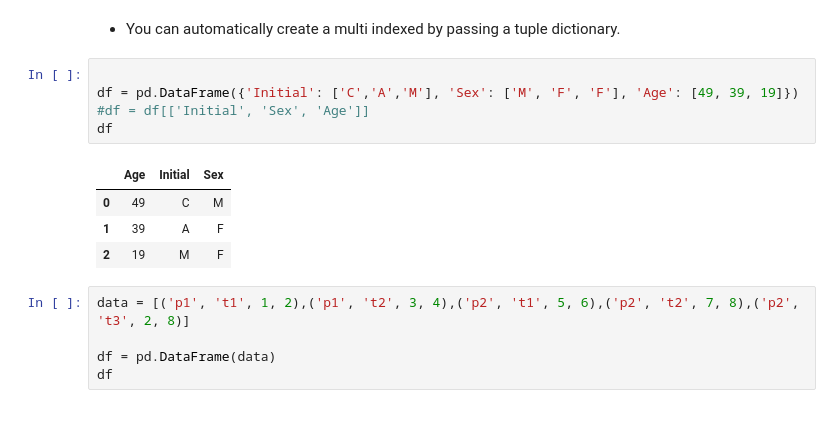
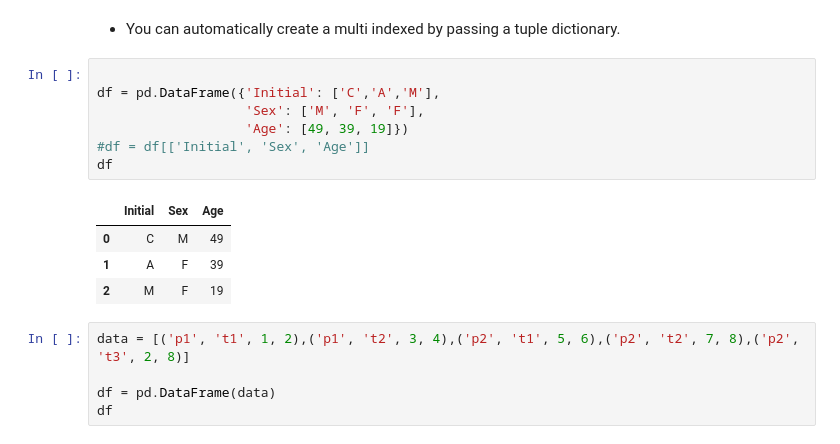
Before and after one commit to MaxwellChen00/Week1-Copy-python-intro, a Jupyter notebook: Copy_of_Introduction_to_Python.ipynb, the cells around one changed output. Cells and saved outputs as stored; diff of their text form.

```diff
--- a/Copy_of_Introduction_to_Python.ipynb
+++ b/Copy_of_Introduction_to_Python.ipynb
@@ -1165,14 +1434,16 @@ pd.DataFrame(data)
  - You can automatically create a multi indexed by passing a tuple dictionary.
 # %%
 
-df = pd.DataFrame({'Initial': ['C','A','M'], 'Sex': ['M', 'F', 'F'], 'Age': [49, 39, 19]})
+df = pd.DataFrame({'Initial': ['C','A','M'],
+                   'Sex': ['M', 'F', 'F'],
+                   'Age': [49, 39, 19]})
 #df = df[['Initial', 'Sex', 'Age']]
 df
 # %% [output]
-|  | Age | Initial | Sex |
-| 0 | 49 | C | M |
-| 1 | 39 | A | F |
-| 2 | 19 | M | F |
+|  | Initial | Sex | Age |
+| 0 | C | M | 49 |
+| 1 | A | F | 39 |
+| 2 | M | F | 19 |
 # %%
 data = [('p1', 't1', 1, 2),('p1', 't2', 3, 4),('p2', 't1', 5, 6),('p2', 't2', 7, 8),('p2', 't3', 2, 8)]
 
```
Also changed, not shown: parts of 62 cells of this notebook.
